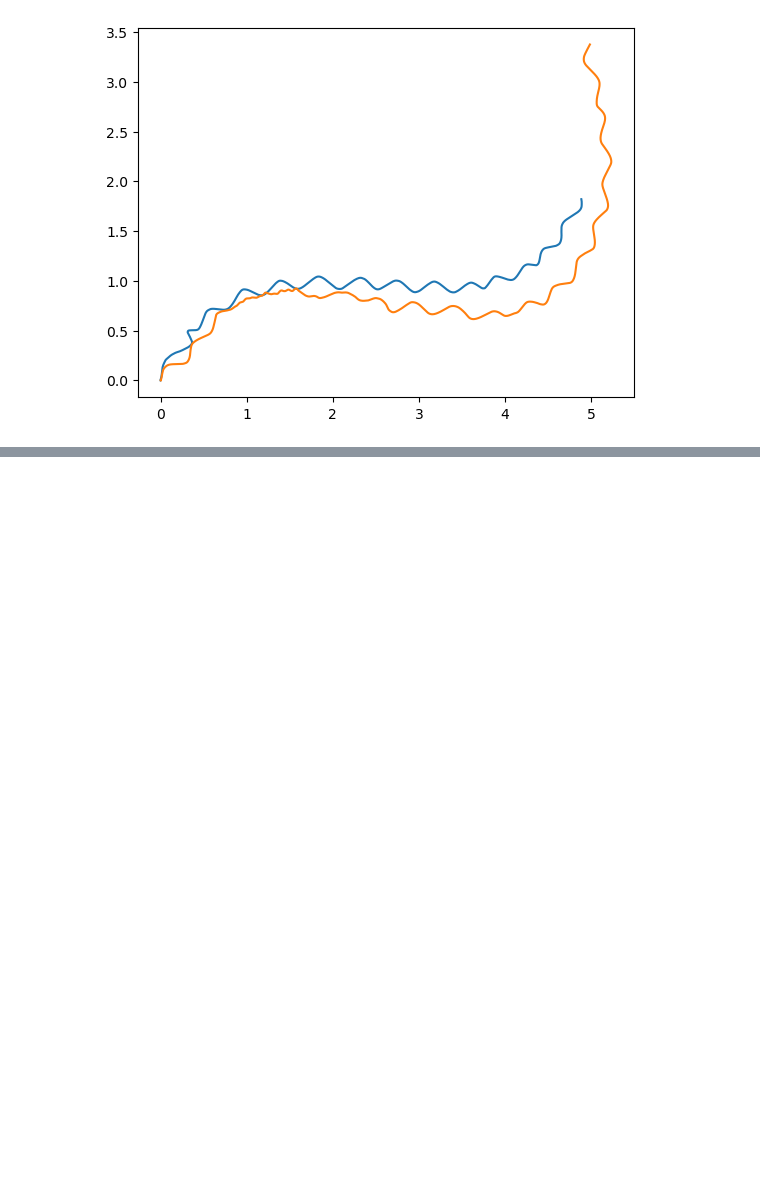
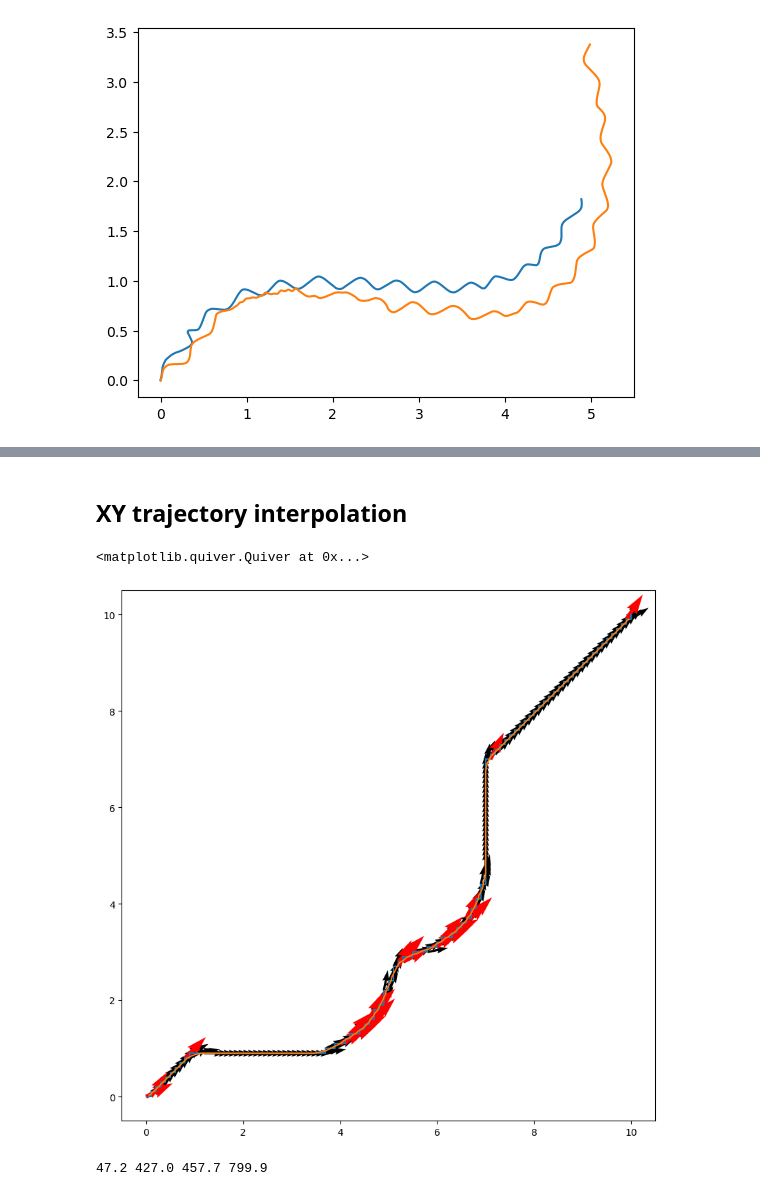
Before and after one commit to AntoSave/mujoco_mpc, a Jupyter notebook: tuning/test.ipynb, the cells around one changed output, grey strips where cells are left out. Cells and saved outputs as stored; diff of their text form; code cells hidden in the pictures; blank space fills up the shorter version.

```diff
--- a/tuning/test.ipynb
+++ b/tuning/test.ipynb
@@ -223,0 +255,39 @@ plt.plot(traj_prob[:,1], traj_prob[:,2])
+# %% [markdown]
+## XY trajectory interpolation
+# %%
+import matplotlib.pyplot as plt
+import numpy as np
+import pickle
+
+experiment_dir = "/home/antonio/uni/tesi/mujoco_mpc/experiments/relative_policy_combination/h1_walk_2024-09-11_09-34-34/"
+reference_data = pickle.load(open(f'{experiment_dir}/path_data.pkl', 'rb'))
+path = reference_data['path']
+
+# ARMA filtering
+filter_order = 3
+smoothed_path = np.zeros_like(path)
+for i,p in enumerate(path):
+    smoothed_path[i] = np.mean(path[max(0, i-filter_order):min(i+filter_order, path.shape[0])], axis=0)
+
+# Path tangents
+path_diff = np.diff(smoothed_path, axis=0)
+path_diff = path_diff / np.linalg.norm(path_diff, axis=1)[:,None]
+critical_points = np.where(np.linalg.norm(np.diff(path_diff, axis=0), axis=1) > 0.3)
+
+plt.figure(figsize=(10,10))
+plt.plot(path[:,0], path[:,1])
+plt.plot(smoothed_path[:,0], smoothed_path[:,1])
+plt.quiver(path[:-1,0], path[:-1,1], path_diff[:,0], path_diff[:,1], scale_units='xy')
+plt.quiver(path[critical_points,0], path[critical_points,1], path_diff[critical_points,0], path_diff[critical_points,1], color='r')
+# %% [output]
+<matplotlib.quiver.Quiver at 0x...>
+[figure, added]
+# %%
+import pandas as pd
+
+df = pd.read_csv('/home/antonio/uni/tesi/mujoco_mpc/experiments/h1_teleop_experiments/absolute_primitives_demo/data.csv')
+fw = df[df['command']=="FORWARD"]['time']
+sx = df[df['command']=="LEFT"]['time']
+print(fw.idxmin()/10, fw.idxmax()/10, sx.idxmin()/10, sx.idxmax()/10)
+# %% [output]
+47.2 427.0 457.7 799.9
```
Also changed, not shown: parts of 2 cells of this notebook.
